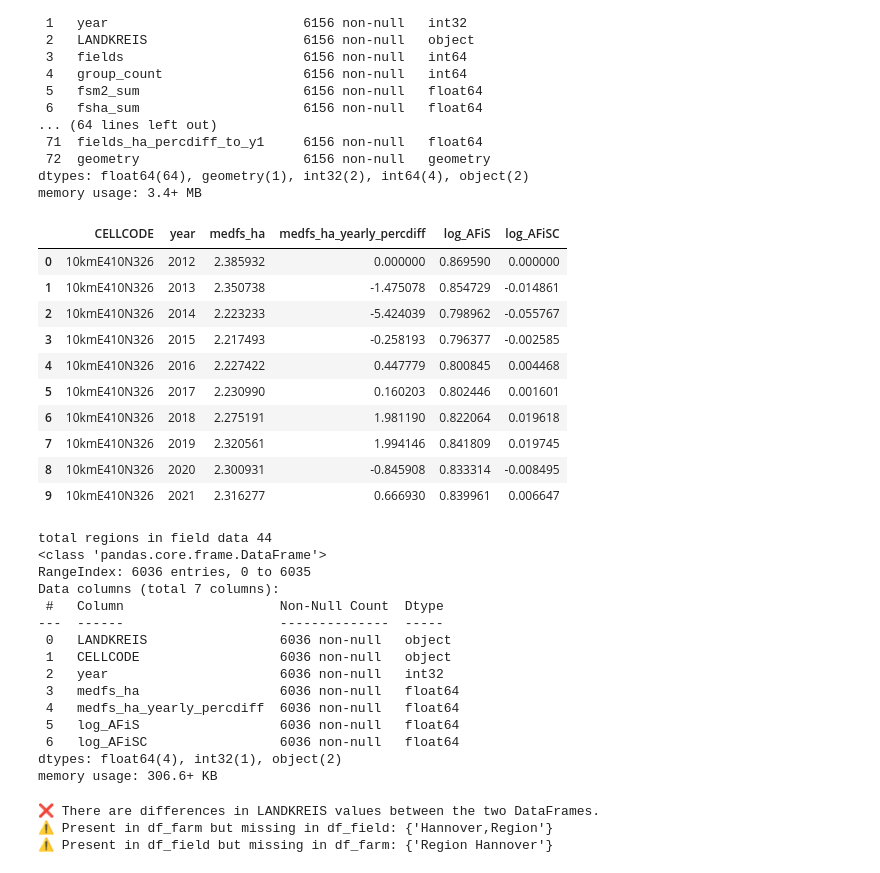
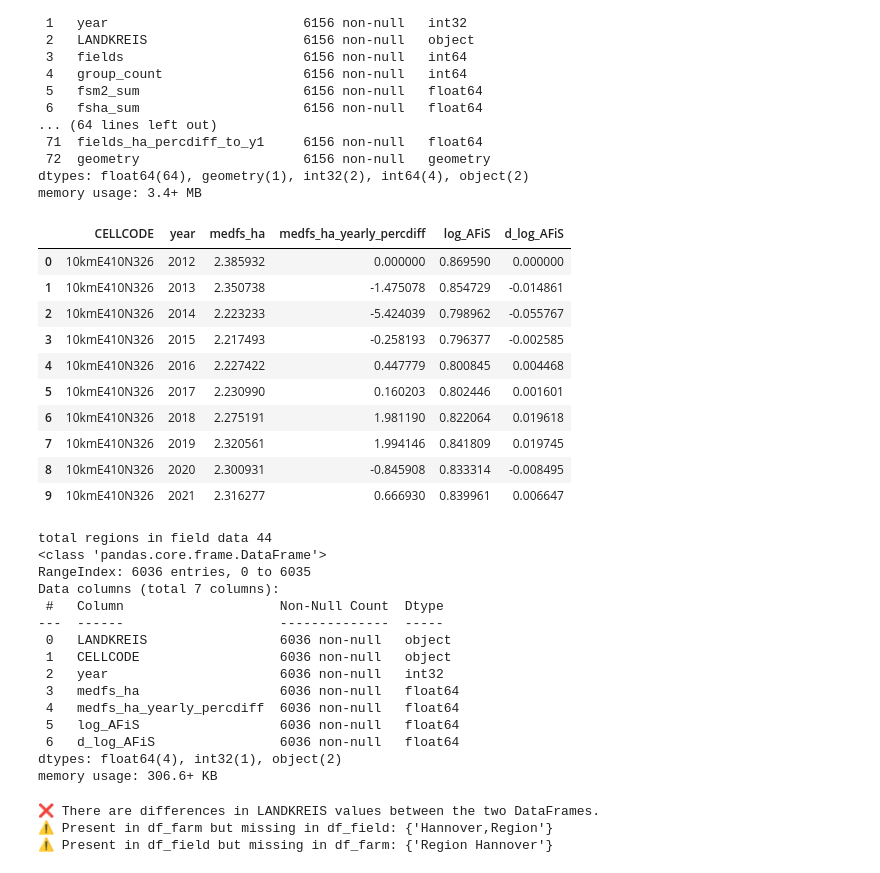
Before and after one commit to DamiAladesuru/Lab, a Jupyter notebook: Niedersachsen/src/analysis/farmfield/Log model.ipynb, the cells around one changed output. Drawn from its saved outputs; the diff is of its cells as text; code cells hidden in the pictures.

```diff
--- a/Niedersachsen/src/analysis/farmfield/Log model.ipynb
+++ b/Niedersachsen/src/analysis/farmfield/Log model.ipynb
@@ -342,16 +343,17 @@ gridgdf_clc = gridgdf_cl.copy()  # Ensure it's a valid copy
 gridgdf_clc = gridgdf_clc.drop(columns='geometry')
 # %%
 # yearly differences for log_medfs_ha
+#create log columsn for medfs_ha
+gridgdf_clc['log_AFiS'] = np.log(gridgdf_clc['medfs_ha'])
+
 gridgdf_clc.sort_values(by=['CELLCODE', 'year'], inplace=True)
 
-#create log columsn for medfs_ha
-gridgdf_clc['log_AFiS'] = np.log(gridgdf_clc['medfs_ha']).fillna(0)
-gridgdf_clc['log_AFiSC'] = gridgdf_clc.groupby('CELLCODE')['log_AFiS'].diff().fillna(0)
+gridgdf_clc['d_log_AFiS'] = gridgdf_clc.groupby('CELLCODE')['log_AFiS'].diff().fillna(0)
 
 # check the first 10 rows of the dataset
-gridgdf_clc[['CELLCODE', 'year', 'medfs_ha', 'medfs_ha_yearly_percdiff', 'log_AFiS', 'log_AFiSC']].head(10)
+gridgdf_clc[['CELLCODE', 'year', 'medfs_ha', 'medfs_ha_yearly_percdiff', 'log_AFiS', 'd_log_AFiS']].head(10)
 # %% [output]
-|  | CELLCODE | year | medfs_ha | medfs_ha_yearly_percdiff | log_AFiS | log_AFiSC |
+|  | CELLCODE | year | medfs_ha | medfs_ha_yearly_percdiff | log_AFiS | d_log_AFiS |
 | 0 | 10kmE410N326 | 2012 | 2.385932 | 0.000000 | 0.869590 | 0.000000 |
 | 1 | 10kmE410N326 | 2013 | 2.350738 | -1.475078 | 0.854729 | -0.014861 |
 | 2 | 10kmE410N326 | 2014 | 2.223233 | -5.424039 | 0.798962 | -0.055767 |
@@ -368,7 +370,7 @@ gridgdf_clc[['CELLCODE', 'year', 'medfs_ha', 'medfs_ha_yearly_percdiff', 'log_AF
 #'medfs_ha_yearly_diff', 'fsha_sum_yearly_diff', 'fsha_sum_yearly_percdiff', 'mfs_ha_yearly_diff', 'mfs_ha_yearly_percdiff',
 # Specify the columns to keep
 columns_to_keep = [
-    'LANDKREIS', 'CELLCODE', 'year', 'medfs_ha', 'medfs_ha_yearly_percdiff', 'log_AFiS', 'log_AFiSC'
+    'LANDKREIS', 'CELLCODE', 'year', 'medfs_ha', 'medfs_ha_yearly_percdiff', 'log_AFiS', 'd_log_AFiS'
 ]
 
 # Drop all other columns
@@ -393,7 +395,7 @@ Data columns (total 7 columns):
  3   medfs_ha                  6036 non-null   float64
  4   medfs_ha_yearly_percdiff  6036 non-null   float64
  5   log_AFiS                  6036 non-null   float64
- 6   log_AFiSC                 6036 non-null   float64
+ 6   d_log_AFiS                6036 non-null   float64
 dtypes: float64(4), int32(1), object(2)
 memory usage: 306.6+ KB
 # %%
```
Also changed, not shown: parts of 39 cells of this notebook.
